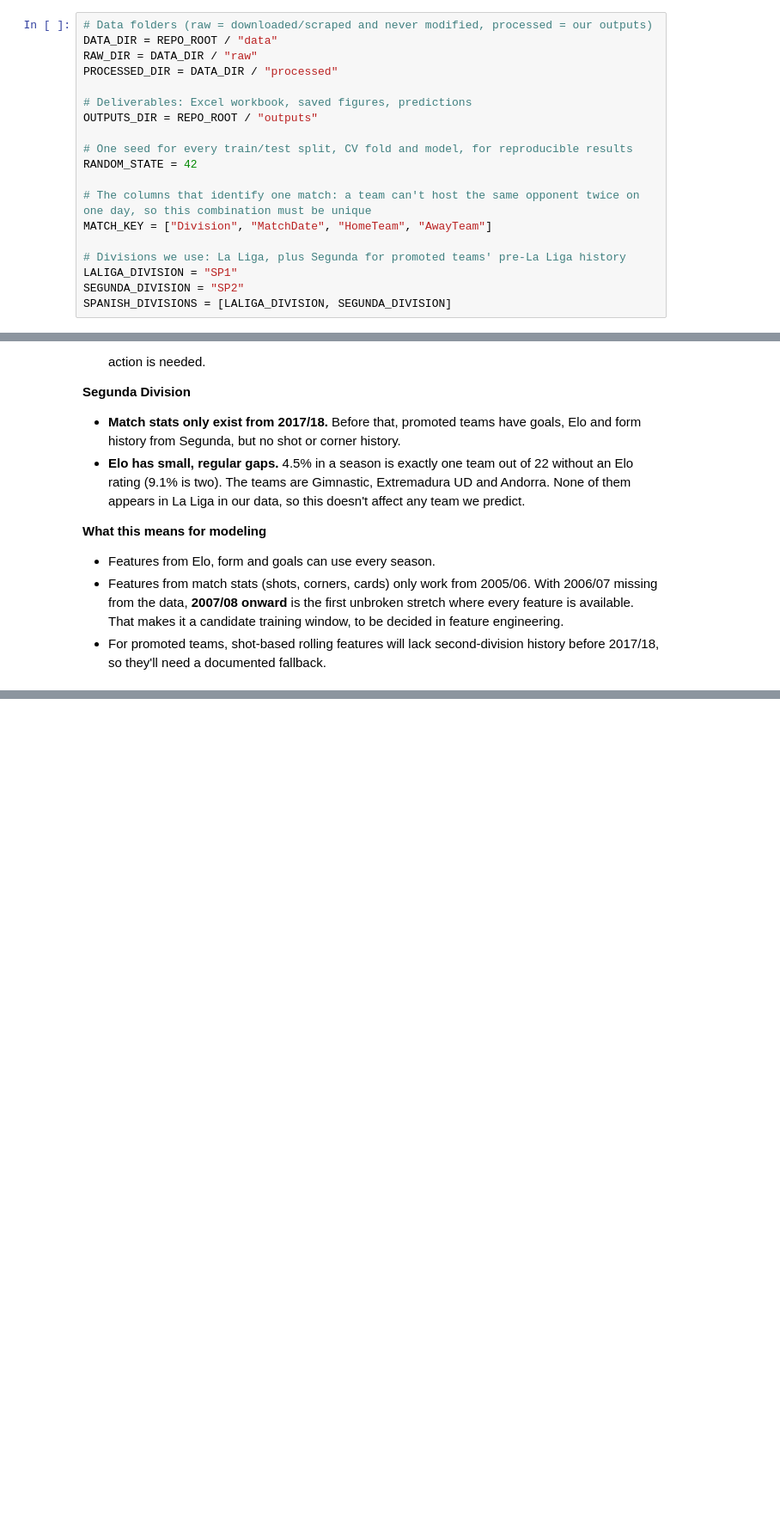
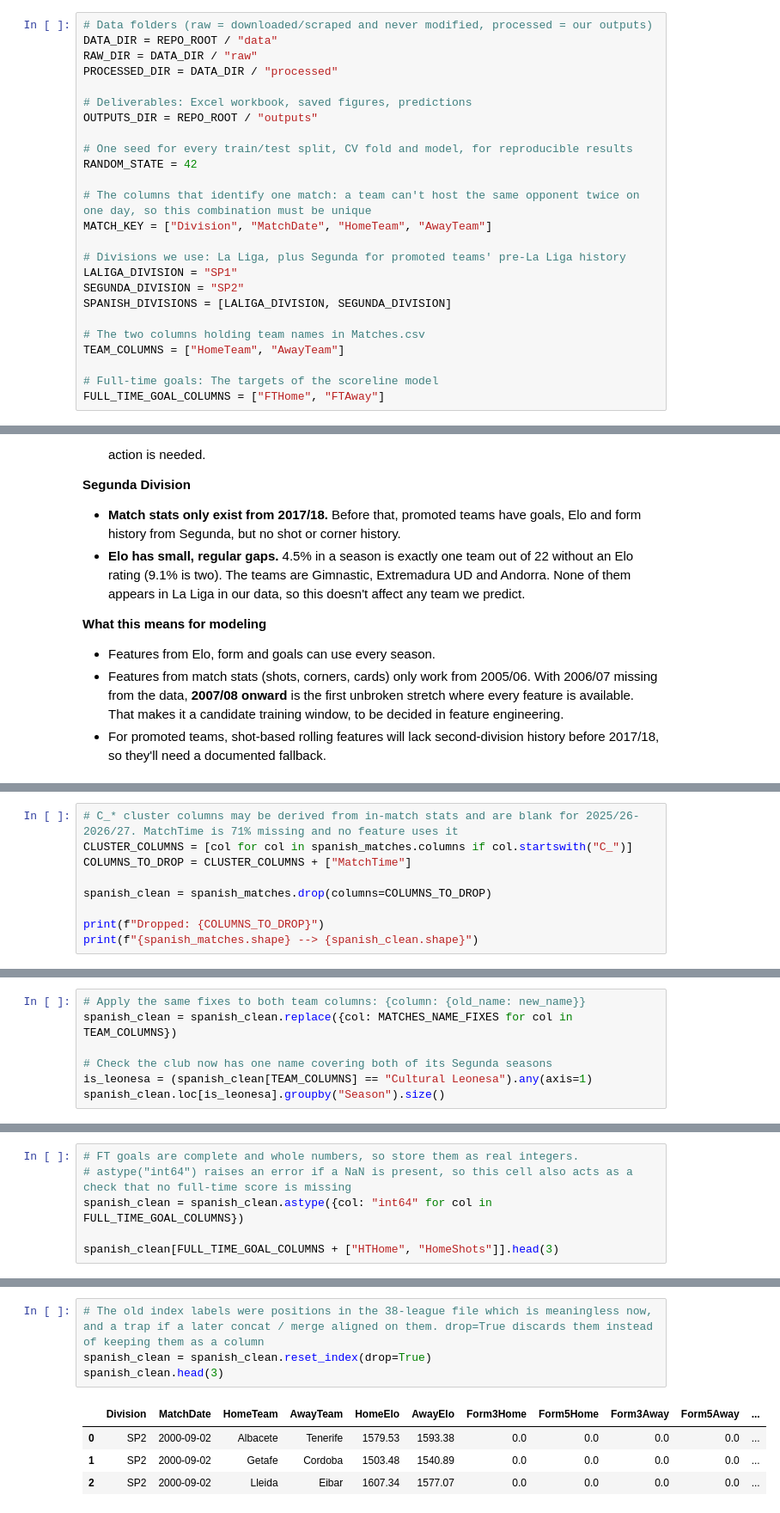
Before and after one commit to idoberk/laliga-match-prediction, a Jupyter notebook: notebooks/laliga_match_prediction.ipynb, the cells around one changed output, grey strips where cells are left out. Shown at 86% size. Cells and saved outputs as stored; diff of their text form; blank space fills up the shorter version.

Commit message:
Clean Spanish matches and save processed table
Drop leaky C_* columns and MatchTime, unify team names, cast FT goals to int, assert data invariants

```diff
--- a/notebooks/laliga_match_prediction.ipynb
+++ b/notebooks/laliga_match_prediction.ipynb
@@ -65,6 +66,12 @@ MATCH_KEY = ["Division", "MatchDate", "HomeTeam", "AwayTeam"]
 LALIGA_DIVISION = "SP1"
 SEGUNDA_DIVISION = "SP2"
 SPANISH_DIVISIONS = [LALIGA_DIVISION, SEGUNDA_DIVISION]
+
+# The two columns holding team names in Matches.csv
+TEAM_COLUMNS = ["HomeTeam", "AwayTeam"]
+
+# Full-time goals: The targets of the scoreline model
+FULL_TIME_GOAL_COLUMNS = ["FTHome", "FTAway"]
 # %% [markdown]
 ## Load data
 
@@ -379,0 +392,9 @@ missing_pct_by_group(segunda, "Season", PROFILE_COLUMNS).style.background_gradie
+# %%
+# C_* cluster columns may be derived from in-match stats and are blank for 2025/26-2026/27. MatchTime is 71% missing and no feature uses it
+CLUSTER_COLUMNS = [col for col in spanish_matches.columns if col.startswith("C_")]
+COLUMNS_TO_DROP = CLUSTER_COLUMNS + ["MatchTime"]
+
+spanish_clean = spanish_matches.drop(columns=COLUMNS_TO_DROP)
+
+print(f"Dropped: {COLUMNS_TO_DROP}")
+print(f"{spanish_matches.shape} --> {spanish_clean.shape}")
@@ -379,0 +404,7 @@ missing_pct_by_group(segunda, "Season", PROFILE_COLUMNS).style.background_gradie
+# %%
+# Apply the same fixes to both team columns: {column: {old_name: new_name}}
+spanish_clean = spanish_clean.replace({col: MATCHES_NAME_FIXES for col in TEAM_COLUMNS})
+
+# Check the club now has one name covering both of its Segunda seasons
+is_leonesa = (spanish_clean[TEAM_COLUMNS] == "Cultural Leonesa").any(axis=1)
+spanish_clean.loc[is_leonesa].groupby("Season").size()
@@ -379,0 +416,6 @@ missing_pct_by_group(segunda, "Season", PROFILE_COLUMNS).style.background_gradie
+# %%
+# FT goals are complete and whole numbers, so store them as real integers.
+# astype("int64") raises an error if a NaN is present, so this cell also acts as a check that no full-time score is missing
+spanish_clean = spanish_clean.astype({col: "int64" for col in FULL_TIME_GOAL_COLUMNS})
+
+spanish_clean[FULL_TIME_GOAL_COLUMNS + ["HTHome", "HomeShots"]].head(3)
@@ -379,0 +489,9 @@ missing_pct_by_group(segunda, "Season", PROFILE_COLUMNS).style.background_gradie
+# %%
+# The old index labels were positions in the 38-league file which is meaningless now, and a trap if a later concat / merge aligned on them. drop=True discards them instead of keeping them as a column
+spanish_clean = spanish_clean.reset_index(drop=True)
+spanish_clean.head(3)
+# %% [output]
+|  | Division | MatchDate | HomeTeam | AwayTeam | HomeElo | AwayElo | Form3Home | Form5Home | Form3Away | Form5Away | ... |
+| 0 | SP2 | 2000-09-02 | Albacete | Tenerife | 1579.53 | 1593.38 | 0.0 | 0.0 | 0.0 | 0.0 | ... |
+| 1 | SP2 | 2000-09-02 | Getafe | Cordoba | 1503.48 | 1540.89 | 0.0 | 0.0 | 0.0 | 0.0 | ... |
+| 2 | SP2 | 2000-09-02 | Lleida | Eibar | 1607.34 | 1577.07 | 0.0 | 0.0 | 0.0 | 0.0 | ... |
```
Also changed, not shown: parts of 12 cells of this notebook, 2 other files.
